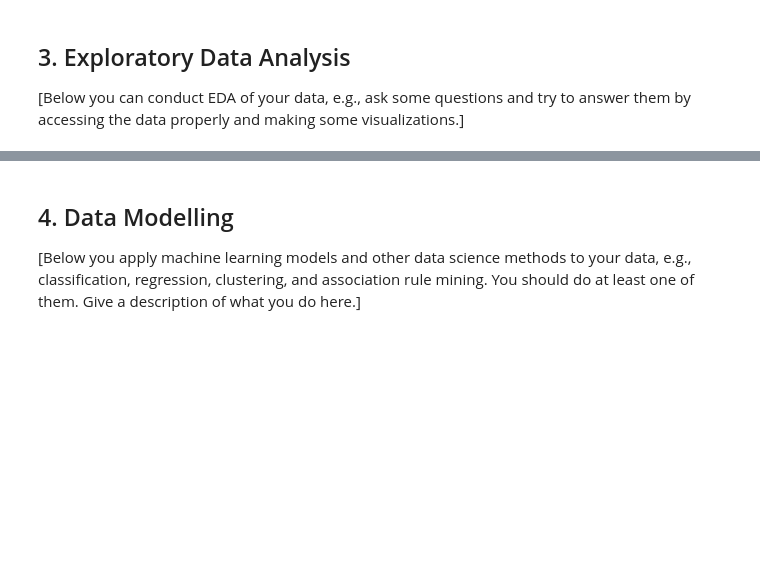
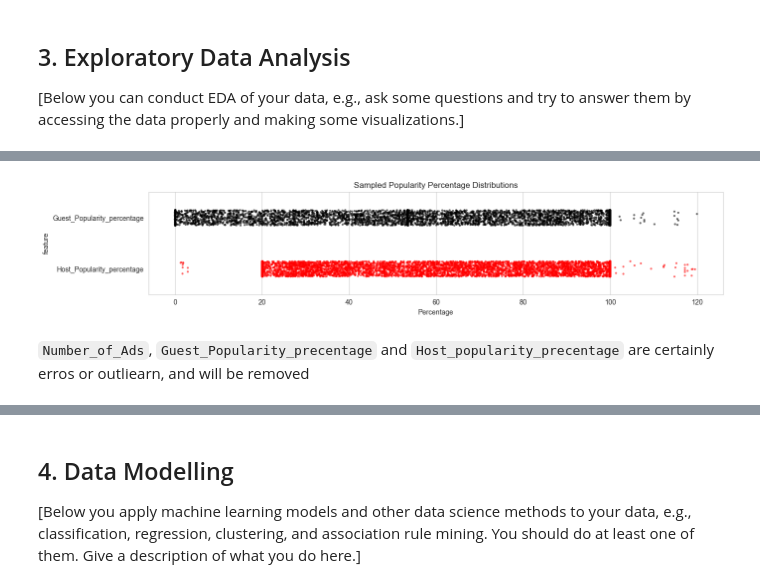
Before and after one commit to rifolio/PodcastWatchTimePrediction, a Jupyter notebook: Group_Vladyslav_report.ipynb, the cells around one changed output, grey strips where cells are left out. Drawn from its saved outputs; the diff is of its cells as text; code cells hidden in the pictures; blank space fills up the shorter version.

```diff
--- a/Group_Vladyslav_report.ipynb
+++ b/Group_Vladyslav_report.ipynb
@@ -293,0 +355,33 @@ memory usage: 70.3+ MB
+# %%
+features = ['Guest_Popularity_percentage', 'Host_Popularity_percentage']
+plot_df = []
+
+# outliers and middle for each feature
+for col in features:
+    q1, q99 = train[col].quantile([0.001, 0.999])
+    sample = pd.concat([
+        train[train[col] < q1][col],
+        train[train[col].between(q1, q99)][col].sample(5000, random_state=42),
+        train[train[col] > q99][col]
+    ])
+    plot_df.append(pd.DataFrame({'value': sample, 'feature': col}))
+
+plot_df = pd.concat(plot_df, ignore_index=True)
+
+# plot the distributions
+plt.figure(figsize=(14, 3))
+sns.stripplot(data=plot_df, x='value', y='feature',
+              hue='feature', palette=dict(zip(features, ['black', 'red'])),
+              jitter=0.15, size=3, alpha=0.6)
+
+
+plt.xlabel("Percentage")
+plt.yticks(ticks=range(len(features)), labels=features)
+plt.title("Sampled Popularity Percentage Distributions")
+plt.legend([], [], frameon=False)
+plt.tight_layout()
+plt.show()
+# %% [output]
+[figure, added]
+# %% [markdown]
+`Number_of_Ads`, `Guest_Popularity_precentage` and `Host_popularity_precentage` are certainly erros or outliearn, and will be removed
```
Also changed, not shown: parts of 20 cells of this notebook.
